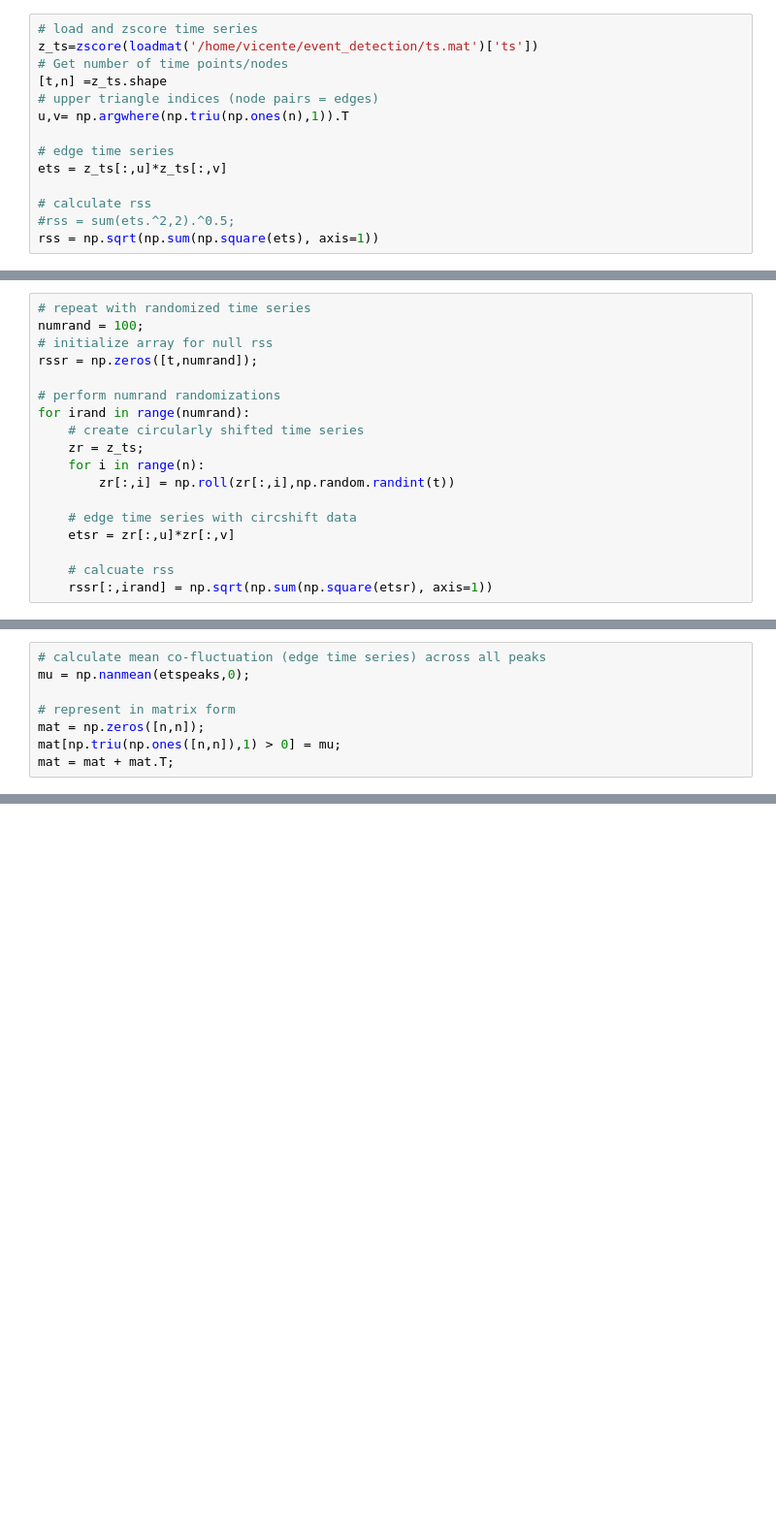
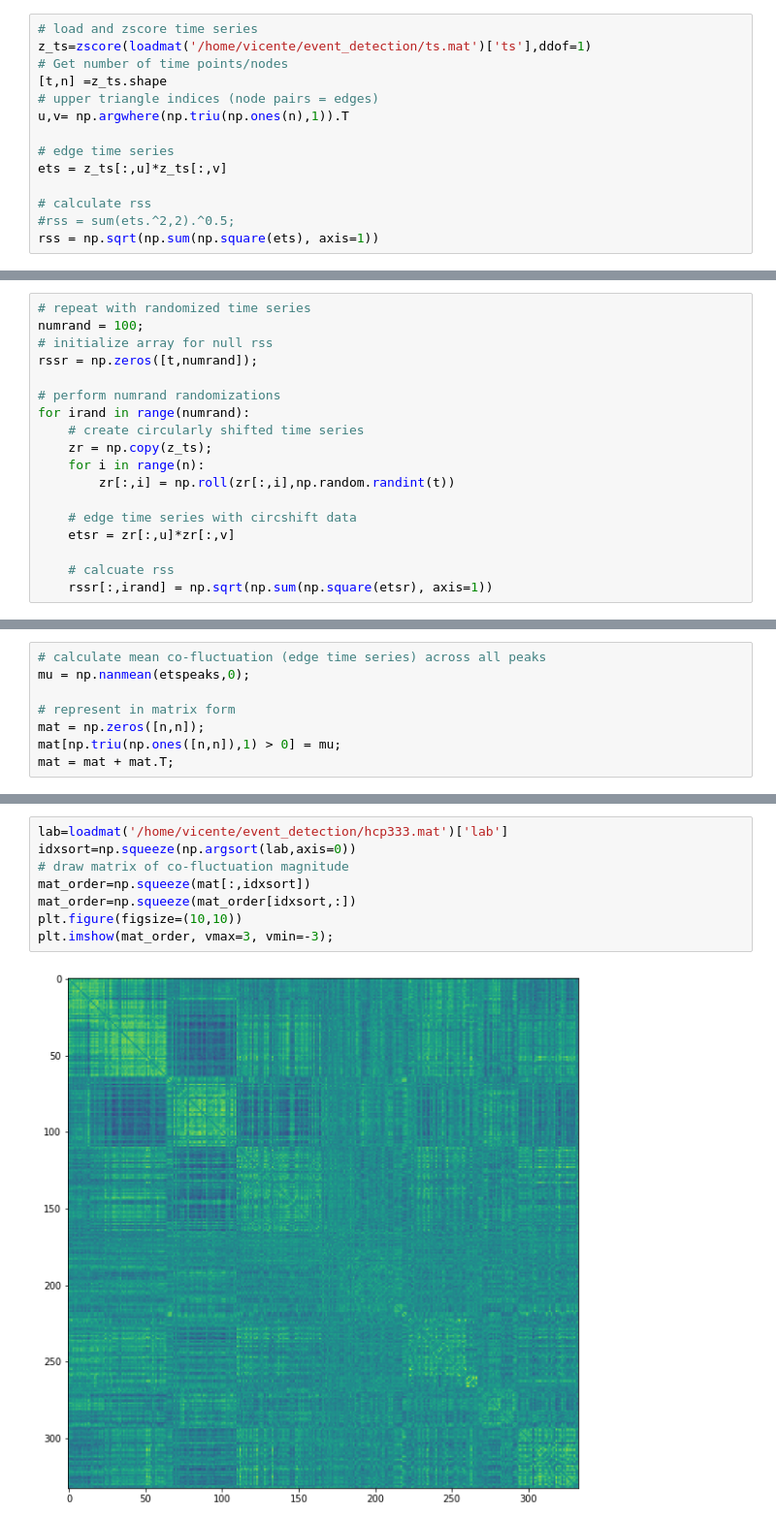
Before and after one commit to brain-networks/event_detection, a Jupyter notebook: event_detection.ipynb, the cells around one changed output, grey strips where cells are left out. Shown at 97% size. Saved outputs shown, nothing was run; the diff lists cells and outputs as text; blank space fills up the shorter version.

Commit message:
add matrix reordering code

```diff
--- a/event_detection.ipynb
+++ b/event_detection.ipynb
@@ -8,7 +8,7 @@ import matplotlib.pyplot as plt
 from matplotlib import cm
 # %%
 # load and zscore time series
-z_ts=zscore(loadmat('/home/vicente/event_detection/ts.mat')['ts'])
+z_ts=zscore(loadmat('/home/vicente/event_detection/ts.mat')['ts'],ddof=1)
 # Get number of time points/nodes
 [t,n] =z_ts.shape
 # upper triangle indices (node pairs = edges)
@@ -31,7 +31,7 @@ rssr = np.zeros([t,numrand]);
 # perform numrand randomizations
 for irand in range(numrand):
     # create circularly shifted time series
-    zr = z_ts;
+    zr = np.copy(z_ts);
     for i in range(n):
         zr[:,i] = np.roll(zr[:,i],np.random.randint(t))
 
@@ -99,0 +96,10 @@ KeyError: 'sequential'
+# %%
+lab=loadmat('/home/vicente/event_detection/hcp333.mat')['lab']
+idxsort=np.squeeze(np.argsort(lab,axis=0))
+# draw matrix of co-fluctuation magnitude
+mat_order=np.squeeze(mat[:,idxsort])
+mat_order=np.squeeze(mat_order[idxsort,:])
+plt.figure(figsize=(10,10))
+plt.imshow(mat_order, vmax=3, vmin=-3);
+# %% [output]
+[figure, added]
```
Also changed, not shown: parts of 7 cells of this notebook.
